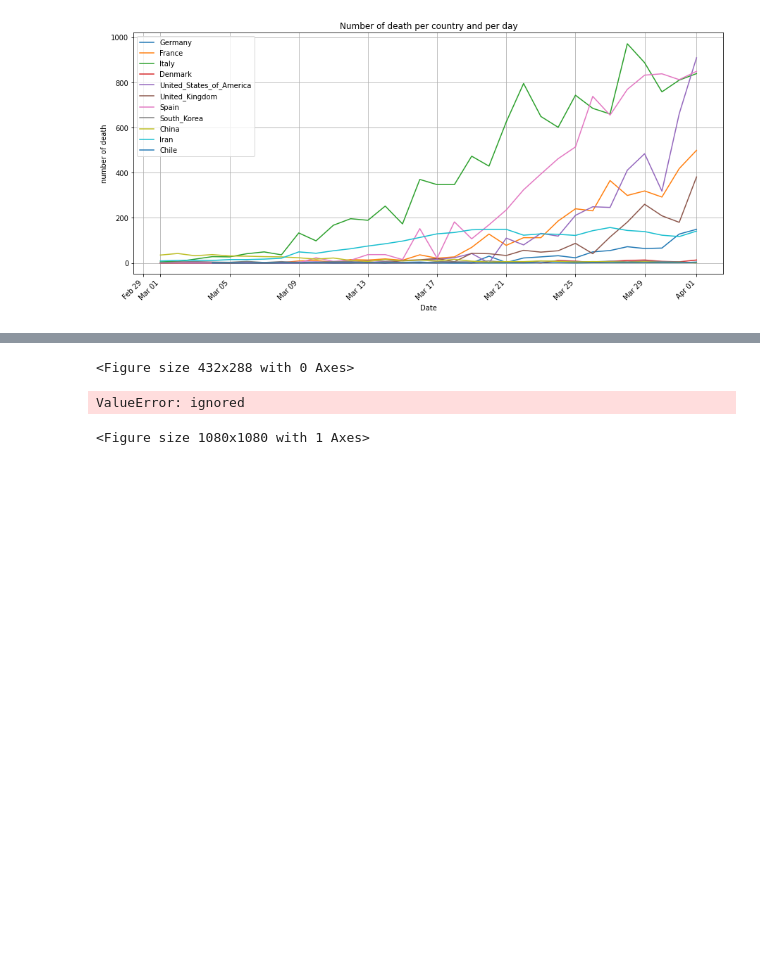
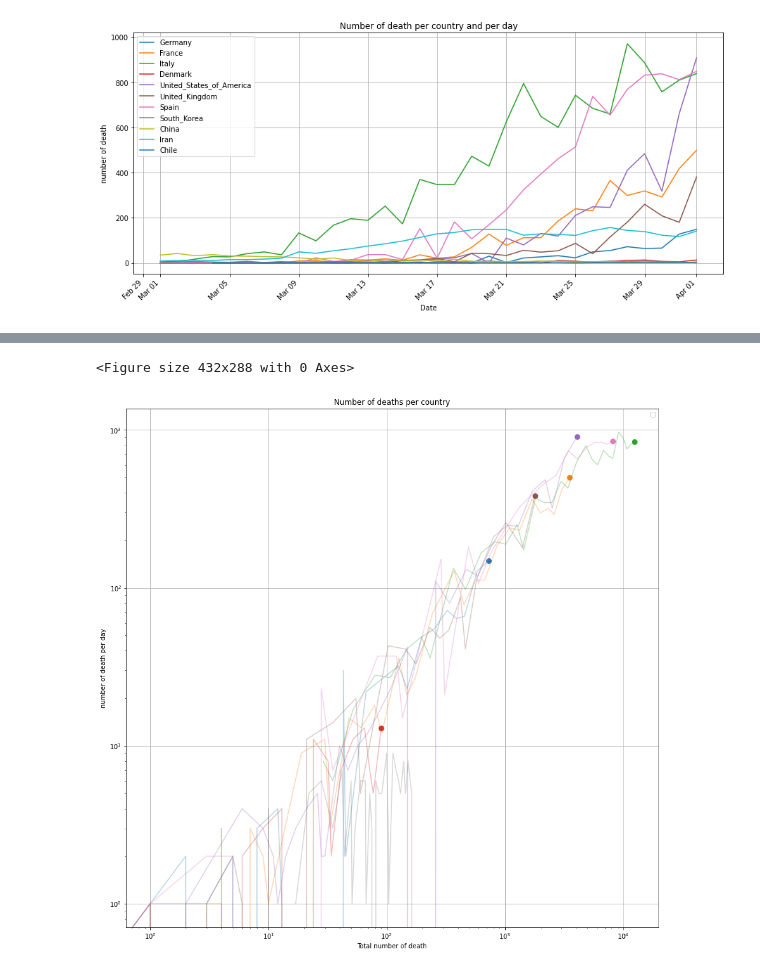
Before and after one commit to Hansastro/Covid-19, a Jupyter notebook: Covid_19.ipynb, the cells around one changed output, grey strips where cells are left out. Saved outputs shown, nothing was run; the diff lists cells and outputs as text; code cells hidden in the pictures; blank space fills up the shorter version.

```diff
--- a/Covid_19.ipynb
+++ b/Covid_19.ipynb
@@ -169,27 +170,26 @@ plt.show()
 # %%
 fig = plt.figure()
 #ax = fig.add_subplot(2, 1, 1)
 fig, ax = plt.subplots(figsize=(15,15))
 ax.set_title('Number of deaths per country')
 ax.set_xlabel('Total number of death')
 ax.set_ylabel('number of death per day')
 ax.grid(True)
-ax.xaxis.set_major_formatter(mdates.DateFormatter('%b %d'))
+#ax.xaxis.set_major_formatter(mdates.DateFormatter('%b %d'))
 ax.legend(countryList)
 
 for c in countryList:
   df3 = df.loc[(df['countriesAndTerritories'] == c) & (df['dateRep'] >= startDate)]
   ax.plot(df3['totalDeaths'], df3['deaths'], alpha=0.3)
   totalCases = df3.iloc[-1]['totalDeaths']
   cases =  df3.iloc[-1]['deaths']
   ax.scatter(totalCases, cases, s=60)
-  ax.annotate(xy=[totalCases, cases], s=c)
+  #ax.annotate(xy=[totalCases, cases], s=c)
 
-#ax.set_xscale('log')
-#ax.set_yscale('log')
+ax.set_xscale('log')
+ax.set_yscale('log')
 
 plt.show()
 # %% [output]
 <Figure size 432x288 with 0 Axes>
-ValueError: ignored
-<Figure size 1080x1080 with 1 Axes>
+[figure, added]
```
Also changed, not shown: parts of 1 cell of this notebook.
